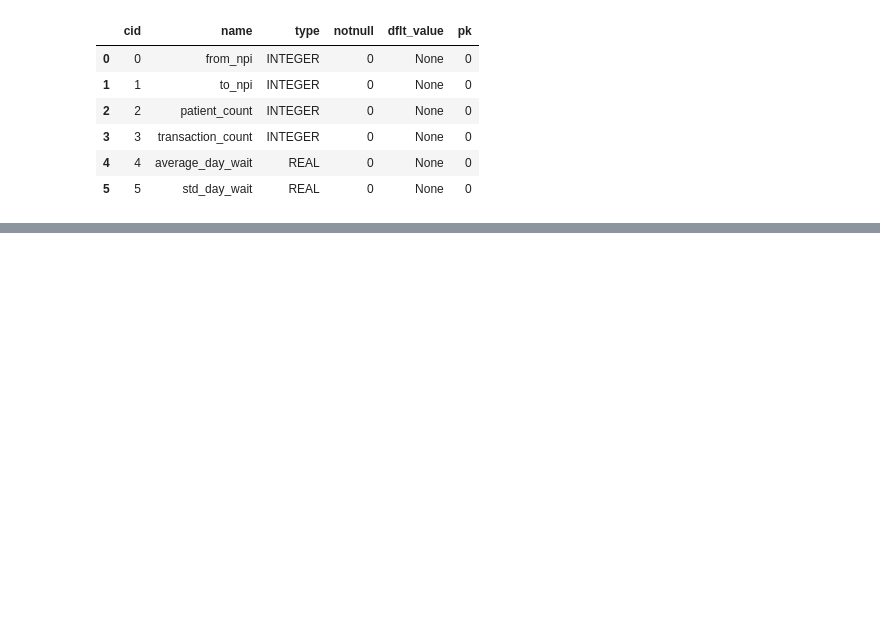
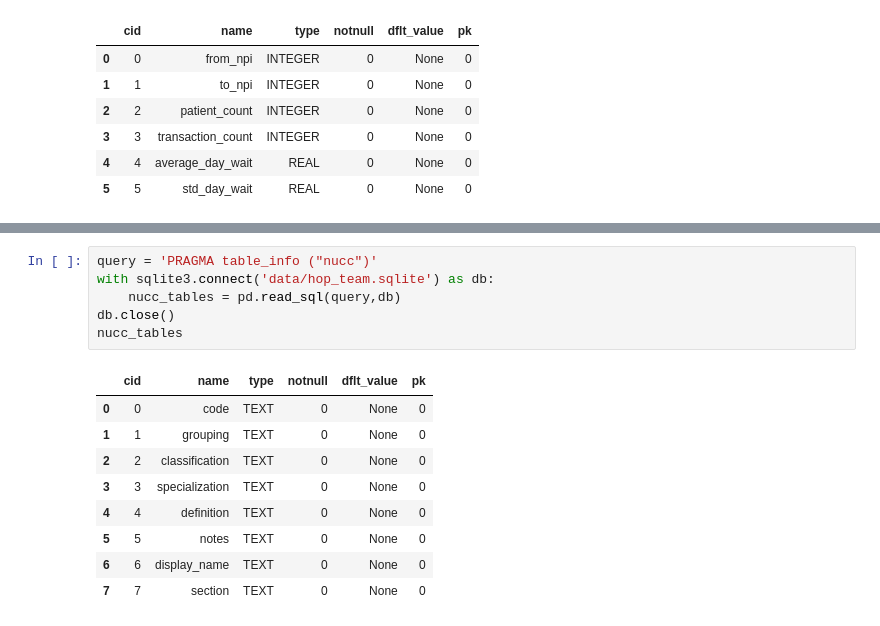
Before and after one commit to nss-data-science-cohort-5/hop_team-hot_pretzels, a Jupyter notebook: Hop_teaming_JG.ipynb, the cells around one changed output, grey strips where cells are left out. Drawn from its saved outputs; the diff is of its cells as text; blank space fills up the shorter version.

```diff
--- a/Hop_teaming_JG.ipynb
+++ b/Hop_teaming_JG.ipynb
@@ -317,0 +287,16 @@ cbsa_tables
+# %%
+query = 'PRAGMA table_info ("nucc")'
+with sqlite3.connect('data/hop_team.sqlite') as db:
+    nucc_tables = pd.read_sql(query,db)
+db.close()
+nucc_tables
+# %% [output]
+|  | cid | name | type | notnull | dflt_value | pk |
+| 0 | 0 | code | TEXT | 0 | None | 0 |
+| 1 | 1 | grouping | TEXT | 0 | None | 0 |
+| 2 | 2 | classification | TEXT | 0 | None | 0 |
+| 3 | 3 | specialization | TEXT | 0 | None | 0 |
+| 4 | 4 | definition | TEXT | 0 | None | 0 |
+| 5 | 5 | notes | TEXT | 0 | None | 0 |
+| 6 | 6 | display_name | TEXT | 0 | None | 0 |
+| 7 | 7 | section | TEXT | 0 | None | 0 |
```
Also changed, not shown: parts of 24 cells of this notebook, 1 other file.
